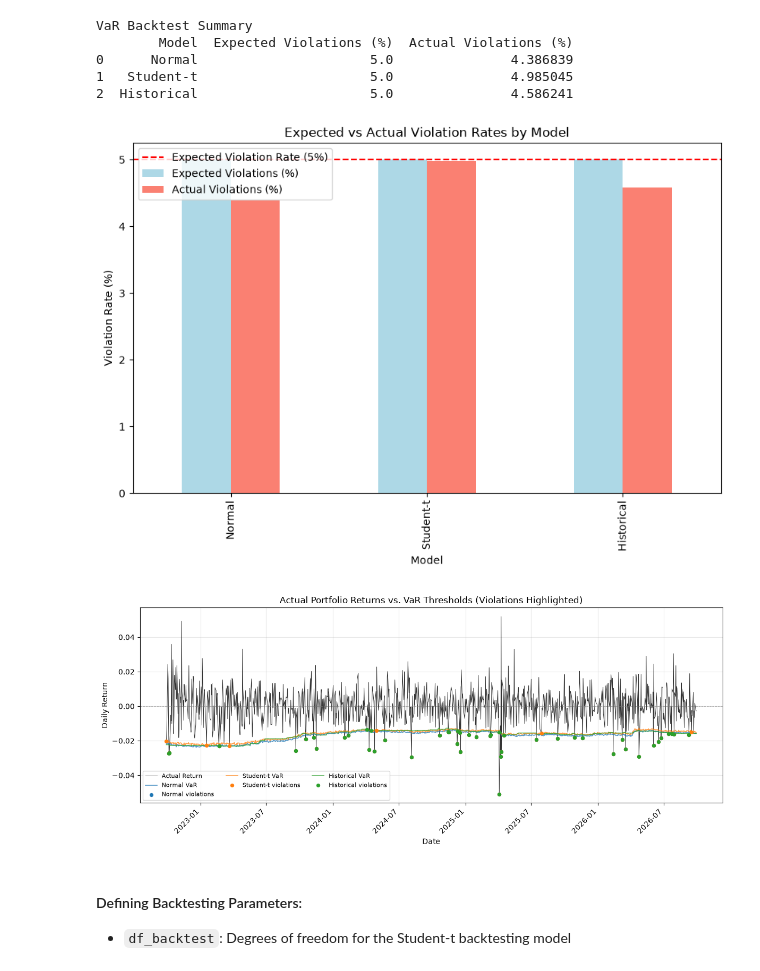
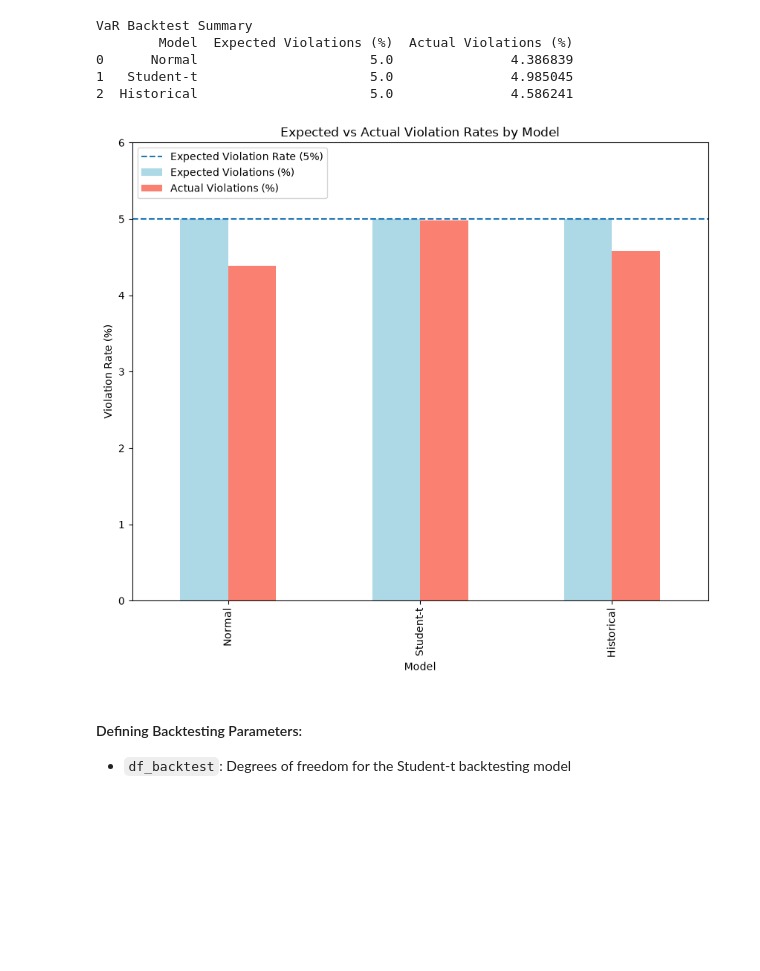
Before and after one commit to ahalbert36-bit/monteCarloPractice, a Jupyter notebook: MQF_Portfolio_Risk/notebook.ipynb, the cells around one changed output. Drawn from its saved outputs; the diff is of its cells as text; code cells hidden in the pictures; blank space fills up the shorter version.

```diff
--- a/MQF_Portfolio_Risk/notebook.ipynb
+++ b/MQF_Portfolio_Risk/notebook.ipynb
@@ -628,50 +606,18 @@ VaR Backtest Summary
 1   Student-t                      5.0               4.985045
 2  Historical                      5.0               4.586241
 # %%
-def plot_violation_rates(backtest_summary):
-    backtest_summary.plot.bar(x='Model', y=['Expected Violations (%)', 'Actual Violations (%)'], figsize=(10, 6), color=['lightblue', 'salmon'])
-    plt.axhline(y=5, color='red', linestyle='--', label='Expected Violation Rate (5%)')
+def plot_violation_rates(backtest_summary): #plot backtest summary data
+    backtest_summary.plot.bar(x='Model', y=['Expected Violations (%)', 'Actual Violations (%)'], figsize=(10, 8), color=['lightblue', 'salmon'])
+    plt.axhline(y=5, linestyle='--', label='Expected Violation Rate (5%)') #horizontal line
     plt.title('Expected vs Actual Violation Rates by Model')
     plt.ylabel('Violation Rate (%)')
-    plt.legend()
+    plt.ylim(0, 6)
+    plt.legend(loc='upper left')
     plt.show()
 
 plot_violation_rates(backtest_summary)
 # %% [output]
-[figure, old version]
+[figure, new version]
-# %%
-# Visual 6 — Actual returns vs VaR thresholds with violations highlighted (Section 6)
-
-def plot_var_violations(backtest_data):
-    fig, ax = plt.subplots(figsize=(12, 5))
-
-    ax.plot(backtest_data.index, backtest_data['Actual Return'], label='Actual Return', color='black', lw=0.7, alpha=0.8)
-
-    model_colors = {'Normal': 'tab:blue', 'Student-t': 'tab:orange', 'Historical': 'tab:green'}
-
-    for model, color in model_colors.items():
-        ax.plot(backtest_data.index, backtest_data[model], label=f'{model} VaR', color=color, alpha=0.75, lw=1.2)
-
-        viol = backtest_data.index[backtest_data[f'{model} Violation (T/F)']]
-
-        if len(viol):
-            ax.scatter(viol, backtest_data.loc[viol, 'Actual Return'], color=color, s=18, zorder=5, label=f'{model} violations')
-
-    ax.axhline(0, color='gray', ls='--', lw=0.7, alpha=0.6)
-    ax.set_title('Actual Portfolio Returns vs. VaR Thresholds (Violations Highlighted)')
-    ax.set_ylabel('Daily Return')
-    ax.set_xlabel('Date')
-    ax.legend(fontsize=8, ncol=3)
-    ax.grid(alpha=0.3)
-
-    plt.setp(ax.get_xticklabels(), rotation=45, ha='right')
-    fig.tight_layout()
-
-    plt.show()
-
-plot_var_violations(backtest_data)
-# %% [output]
-[figure, removed]
 # %% [markdown]
 #### Defining Backtesting Parameters:
 
```
Also changed, not shown: parts of 7 cells of this notebook, 19 other files.
